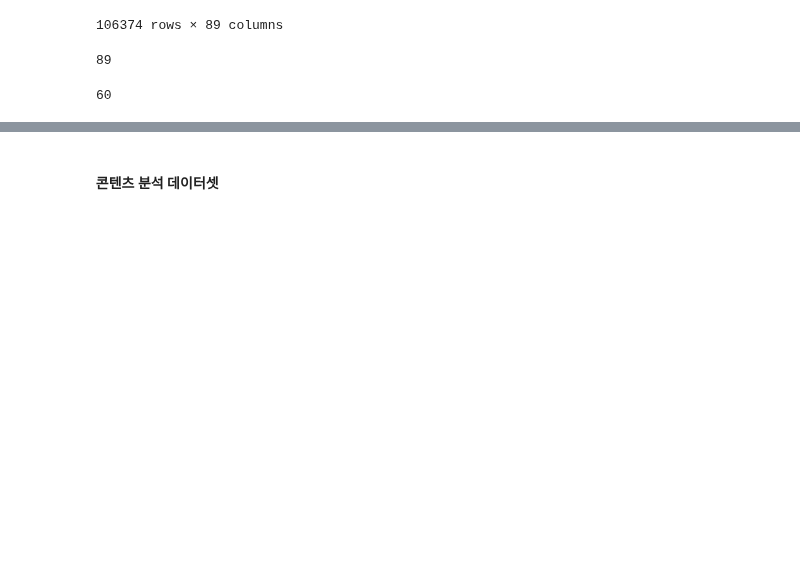
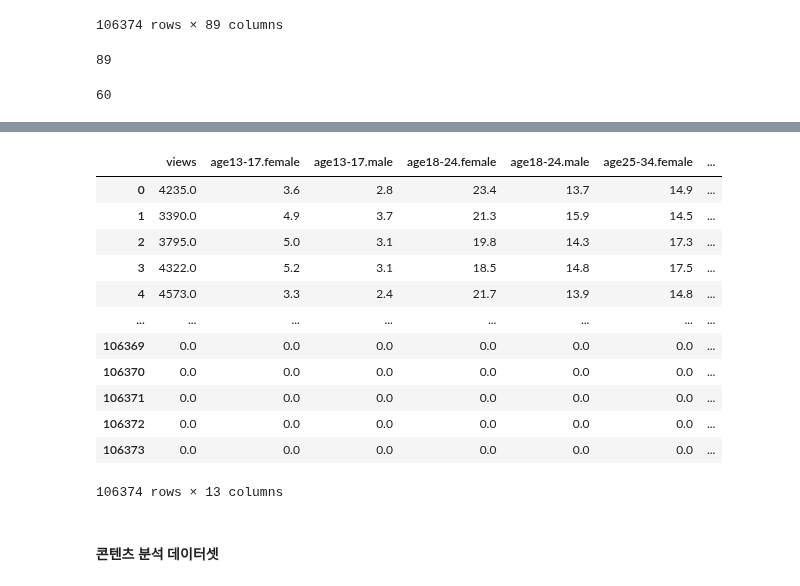
Before and after one commit to kkwann/awake, a Jupyter notebook: MongoDB_connection.ipynb, the cells around one changed output, grey strips where cells are left out. Drawn from its saved outputs; the diff is of its cells as text; code cells hidden in the pictures; blank space fills up the shorter version.

```diff
--- a/MongoDB_connection.ipynb
+++ b/MongoDB_connection.ipynb
@@ -880,6 +895,7 @@ youtube_channel_locations.head()
 | 4 | 627cb611aa6f212355e0b617 | 2023-03-30 | 4228 | 18914 | 163.558824 | 24.471471 |
 # %%
 youtube_daily_channel_basics = youtube_daily_channel_basics.rename(columns={'day':'date'})
+youtube_daily_channel_basics['date'] = youtube_daily_channel_basics['date'].astype(str)
 youtube_daily_channel_basics.head()
 # %% [output]
 |  | youtube_user_id | date | annotationClickThroughRate | annotationCloseRate | averageViewDuration | comments | ... |
@@ -891,6 +907,7 @@ youtube_daily_channel_basics.head()
 5 rows × 22 columns
 # %%
 youtube_subscriber = youtube_subscriber.rename(columns={'data_created_at':'date'})
+youtube_subscriber['date'] = youtube_subscriber['date'].astype(str)
 youtube_subscriber.head()
 # %% [output]
 |  | youtube_user_id | date | subscribers_gained | subscribers_lost | subscribers_count |
@@ -901,6 +918,7 @@ youtube_subscriber.head()
 | 4 | 627cb611aa6f212355e0b617 | 2023-03-30 | 44 | 25 | 122184 |
 # %%
 youtube_datas = youtube_datas.rename(columns={'data_created_at':'date'})
+youtube_datas['date'] = youtube_datas['date'].astype(str)
 youtube_datas.head()
 # %% [output]
 |  | youtube_user_id | date | published_at | channel_id | channel_title | yt_search_keyword | ... |
@@ -1044,8 +1063,3 @@ merge_df_users_fin = merge_df_users_fin.drop(['estimatedRevenue', 'estimatedAdRe
 
 # 나머지 null값 측정안된값으로 0으로 대체
 merge_df_users_fin[merge_df_users_fin.columns[11:]] = merge_df_users_fin[merge_df_users_fin.columns[11:]].fillna(0)
-# %%
-merge_df_users_fin = merge_df_users_fin.drop(['estimatedRevenue', 'estimatedAdRevenue', 'estimatedRedPartnerRevenue', 'grossRevenue', 'cpm_y', 'playbackBasedCpm',
-                                              'adImpressions','subscribersGained','subscribersLost','monetizedPlaybacks'],axis=1)
-
-merge_df_users_fin[merge_df_users_fin.columns[11:]] = merge_df_users_fin[merge_df_users_fin.columns[11:]].fillna(0)
@@ -1052,3 +1081,22 @@ merge_df_users_fin[merge_df_users_fin.columns[11:]] = merge_df_users_fin[merge_d
+# %%
+merge_df_users_fin[['views','age13-17.female', 'age13-17.male', 'age18-24.female',
+       'age18-24.male', 'age25-34.female', 'age25-34.male', 'age35-44.female',
+       'age35-44.male', 'age45-54.female', 'age45-54.male', 'age55-64.female',
+       'age55-64.male']]
+# %% [output]
+|  | views | age13-17.female | age13-17.male | age18-24.female | age18-24.male | age25-34.female | ... |
+| 0 | 4235.0 | 3.6 | 2.8 | 23.4 | 13.7 | 14.9 | ... |
+| 1 | 3390.0 | 4.9 | 3.7 | 21.3 | 15.9 | 14.5 | ... |
+| 2 | 3795.0 | 5.0 | 3.1 | 19.8 | 14.3 | 17.3 | ... |
+| 3 | 4322.0 | 5.2 | 3.1 | 18.5 | 14.8 | 17.5 | ... |
+| 4 | 4573.0 | 3.3 | 2.4 | 21.7 | 13.9 | 14.8 | ... |
+| ... | ... | ... | ... | ... | ... | ... | ... |
+| 106369 | 0.0 | 0.0 | 0.0 | 0.0 | 0.0 | 0.0 | ... |
+| 106370 | 0.0 | 0.0 | 0.0 | 0.0 | 0.0 | 0.0 | ... |
+| 106371 | 0.0 | 0.0 | 0.0 | 0.0 | 0.0 | 0.0 | ... |
+| 106372 | 0.0 | 0.0 | 0.0 | 0.0 | 0.0 | 0.0 | ... |
+| 106373 | 0.0 | 0.0 | 0.0 | 0.0 | 0.0 | 0.0 | ... |
+106374 rows × 13 columns
 # %% [markdown]
 #### 콘텐츠 분석 데이터셋
 # %%
```
Also changed, not shown: parts of 18 cells of this notebook.
